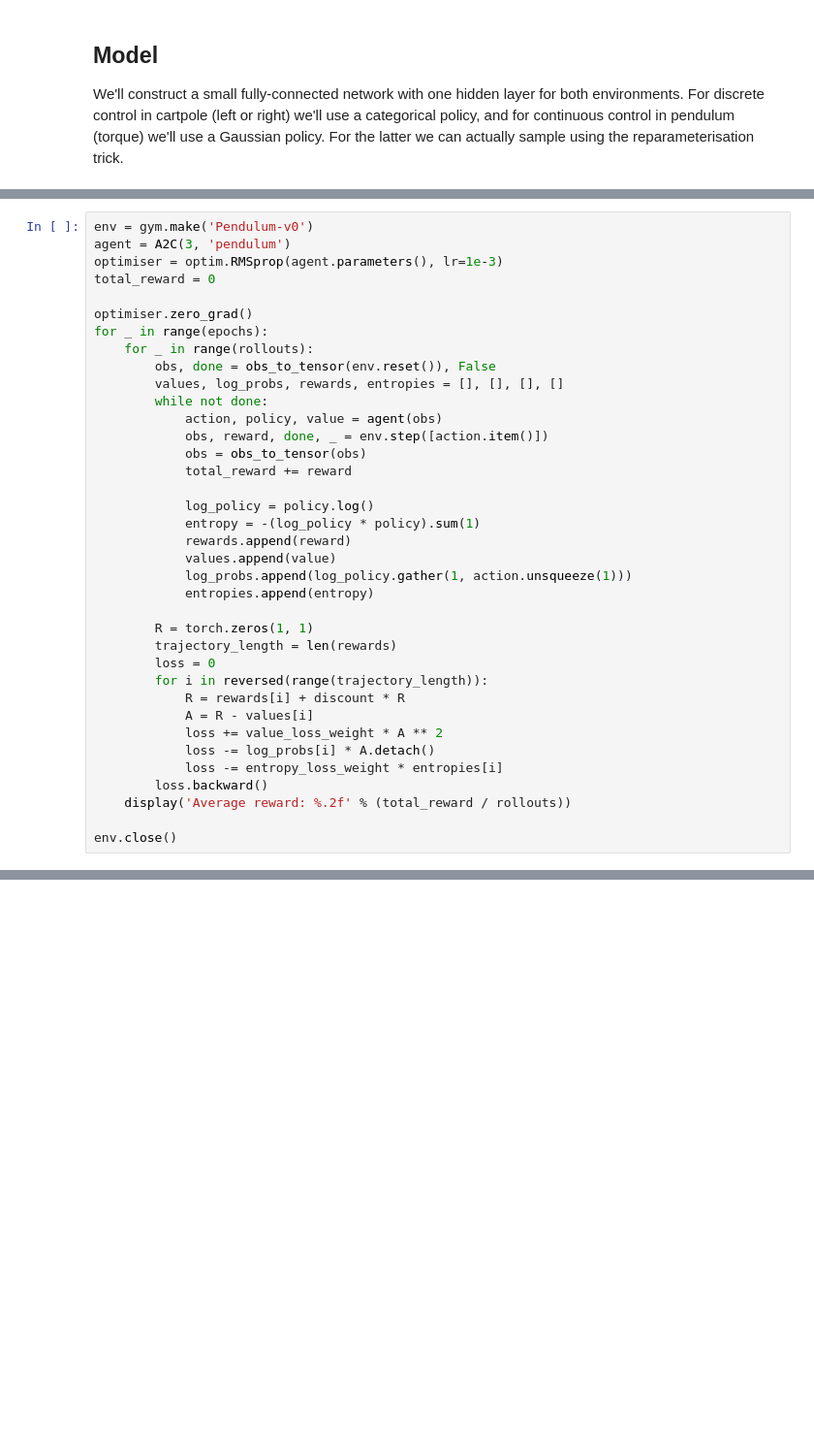
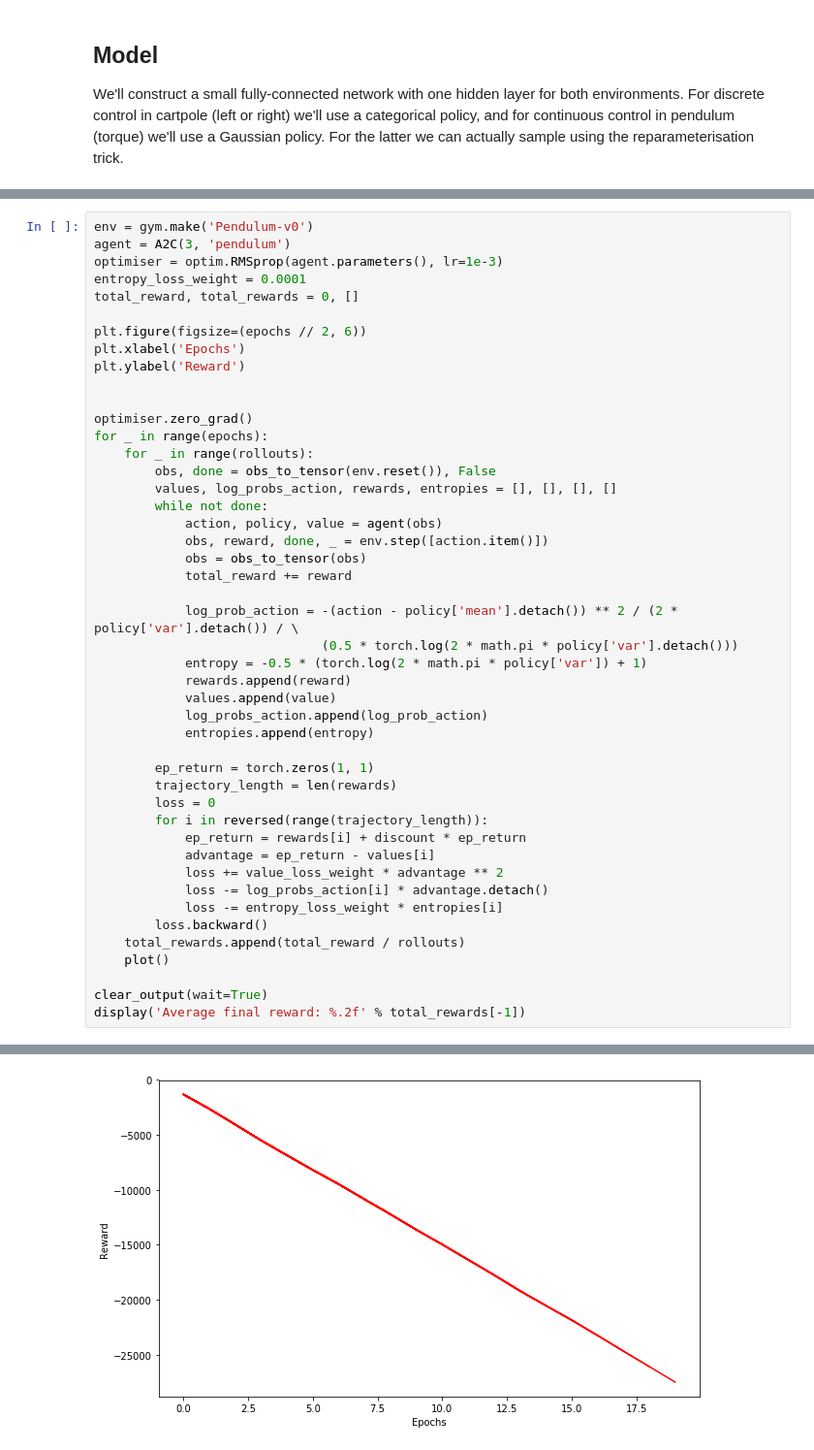
Before and after one commit to pukkapies/dl-imperial-maths, a Jupyter notebook: pytorch-tutorial/5. Discrete and Continuous Control with A2C.ipynb, the cells around one changed output, grey strips where cells are left out. Shown at 97% size. Saved outputs shown, nothing was run; the diff lists cells and outputs as text; blank space fills up the shorter version.

```diff
--- a/pytorch-tutorial/5. Discrete and Continuous Control with A2C.ipynb
+++ b/pytorch-tutorial/5. Discrete and Continuous Control with A2C.ipynb
@@ -168,37 +189,46 @@ WARN: gym.spaces.Box autodetected dtype as <class 'numpy.float32'>. Please provi
 env = gym.make('Pendulum-v0')
 agent = A2C(3, 'pendulum')
 optimiser = optim.RMSprop(agent.parameters(), lr=1e-3)
-total_reward = 0
+entropy_loss_weight = 0.0001
+total_reward, total_rewards = 0, []
+
+plt.figure(figsize=(epochs // 2, 6))
+plt.xlabel('Epochs')
+plt.ylabel('Reward')
+
 
 optimiser.zero_grad()
 for _ in range(epochs):
     for _ in range(rollouts):
         obs, done = obs_to_tensor(env.reset()), False
-        values, log_probs, rewards, entropies = [], [], [], []
+        values, log_probs_action, rewards, entropies = [], [], [], []
         while not done:
             action, policy, value = agent(obs)
             obs, reward, done, _ = env.step([action.item()])
             obs = obs_to_tensor(obs)
             total_reward += reward
 
-            log_policy = policy.log()
-            entropy = -(log_policy * policy).sum(1)
+            log_prob_action = -(action - policy['mean'].detach()) ** 2 / (2 * policy['var'].detach()) / \
+                              (0.5 * torch.log(2 * math.pi * policy['var'].detach()))
+            entropy = -0.5 * (torch.log(2 * math.pi * policy['var']) + 1)
             rewards.append(reward)
             values.append(value)
-            log_probs.append(log_policy.gather(1, action.unsqueeze(1)))
+            log_probs_action.append(log_prob_action)
             entropies.append(entropy)
 
-        R = torch.zeros(1, 1)
+        ep_return = torch.zeros(1, 1)
         trajectory_length = len(rewards)
         loss = 0
         for i in reversed(range(trajectory_length)):
-            R = rewards[i] + discount * R
-            A = R - values[i]
-            loss += value_loss_weight * A ** 2
-            loss -= log_probs[i] * A.detach()
+            ep_return = rewards[i] + discount * ep_return
+            advantage = ep_return - values[i]
+            loss += value_loss_weight * advantage ** 2
+            loss -= log_probs_action[i] * advantage.detach()
             loss -= entropy_loss_weight * entropies[i]
         loss.backward()
-    display('Average reward: %.2f' % (total_reward / rollouts))
+    total_rewards.append(total_reward / rollouts)
+    plot()
 
-env.close()
+clear_output(wait=True)
+display('Average final reward: %.2f' % total_rewards[-1])
 # %% [output]
@@ -207,0 +236 @@ AttributeError: 'tuple' object has no attribute 'log'
+[figure, added]
```
Also changed, not shown: parts of 10 cells of this notebook, 2 other files.
